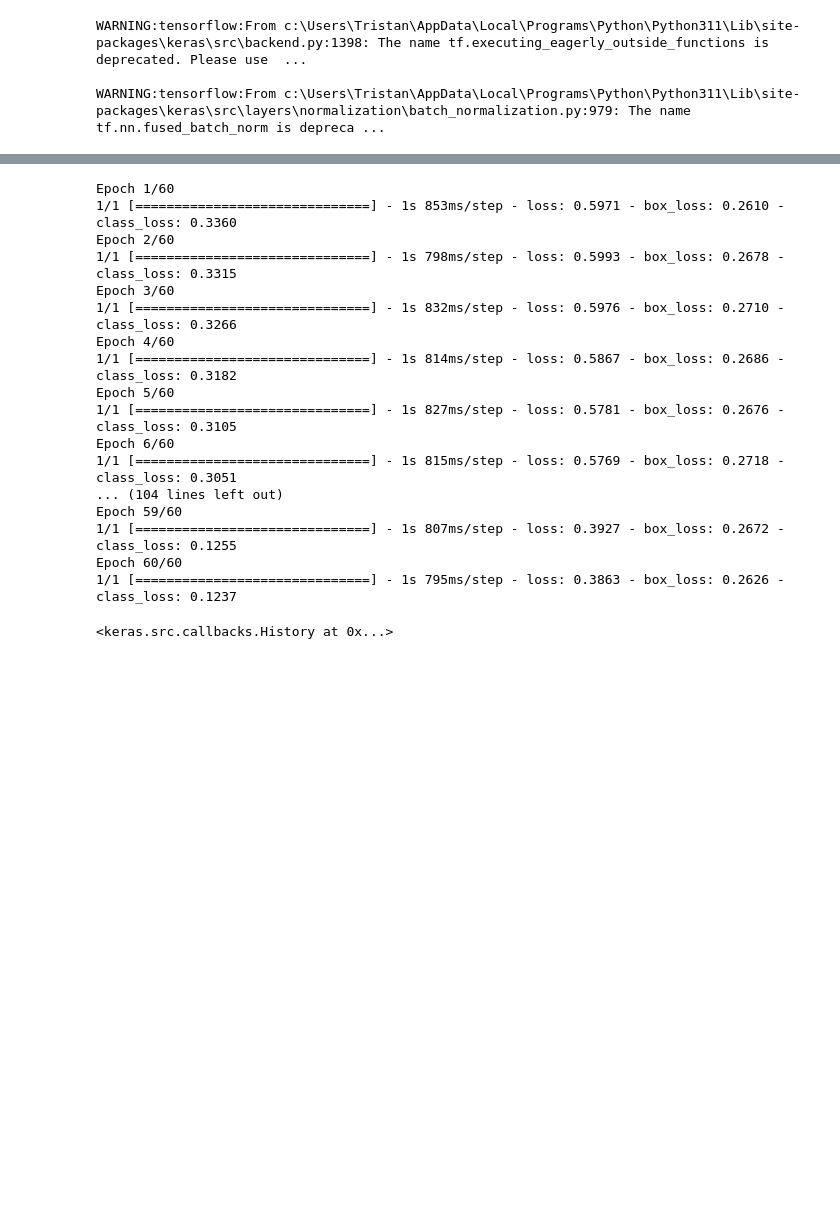
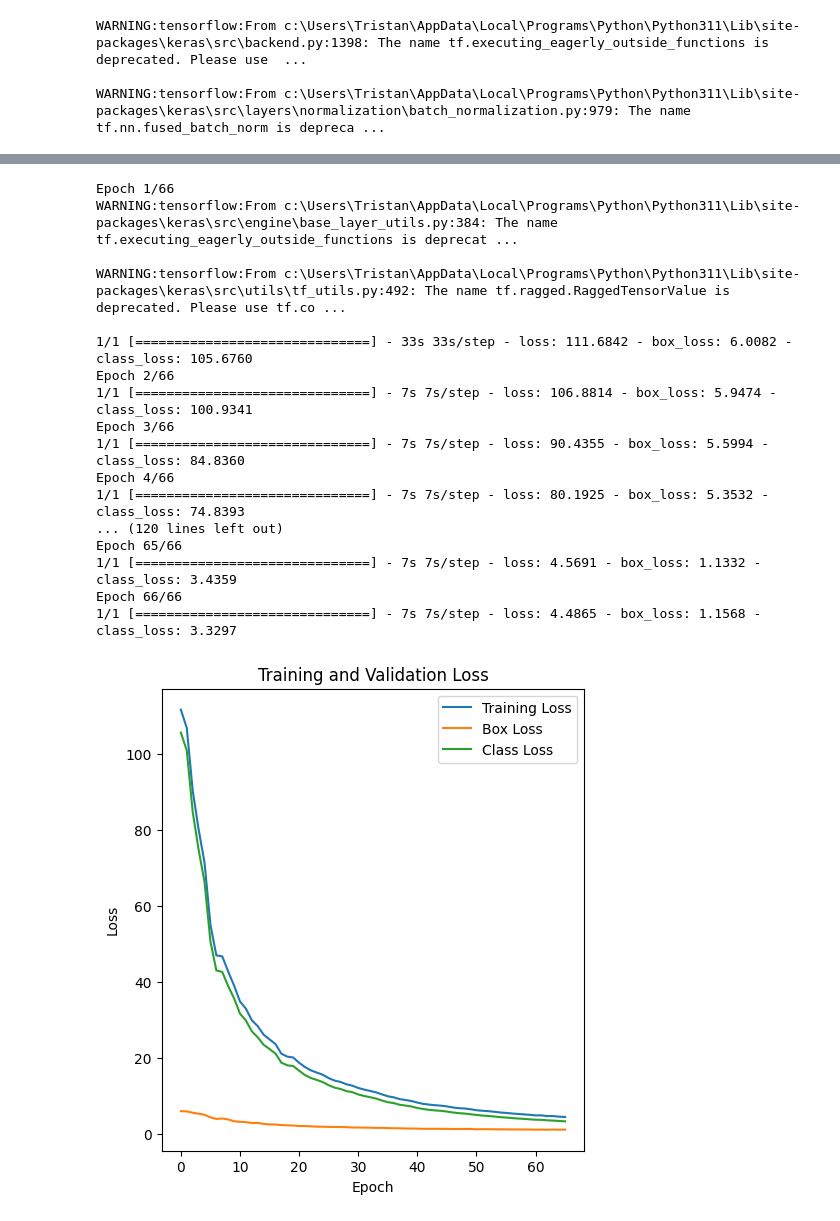
Before and after one commit to Haeuptling/BBArchComparison, a Jupyter notebook: json_create_dataset.ipynb, the cells around one changed output, grey strips where cells are left out. Saved outputs shown, nothing was run; the diff lists cells and outputs as text; code cells hidden in the pictures; blank space fills up the shorter version.

```diff
--- a/json_create_dataset.ipynb
+++ b/json_create_dataset.ipynb
@@ -97,8 +97,8 @@ def resize_bounding_boxes_and_area(input_path,bounding_boxes, height, width):
 # %%
 import os
 
-new_height = 224
-new_width = 224
+new_height = 640
+new_width = 640
 OUTPUT_PATH_IMAGES = IMAGE_PATH + '/' + str(new_height) + 'x' + str(new_width)
 OUTPUTPATH_ANNOTATIONS = ANNOTATION_PATH + '/' + str(new_height) + 'x' + str(new_width)
 
@@ -153,11 +153,11 @@ for annotation in annotations:
     class_id = annotation['category_id']
 
     xmin, ymin, width, height = bbox
-    xmax, ymax = xmin + width, ymin + height
+    #xmax, ymax = xmin + width, ymin + height
 
     dataset.append({
         'image_path': image_path,
-        'bbox': [xmin, ymin, xmax, ymax],
+        'bbox': [xmin, ymin, width, height],
         'class_id': class_id
     })
 
@@ -284,7 +286,8 @@ EPOCH = 5
 GLOBAL_CLIPNORM = 10.0
 # %%
 backbone = keras_cv.models.YOLOV8Backbone.from_preset(
-    "yolo_v8_s_backbone_coco"  # We will use yolov8 small backbone with coco weights
+    "yolo_v8_s_backbone_coco",  # We will use yolov8 small backbone with coco weights
+    input_shape=(new_width, new_height, 3),
 )
 #Freeze base model
 #base_model.trainable = False
@@ -328,38 +330,63 @@ Non-trainable params: 21568 (84.25 KB)
 __________________________________________________________________________________________________
 # %%
 from keras.callbacks import EarlyStopping
-early_stopping = EarlyStopping(monitor='val_loss',
+early_stopping = EarlyStopping(monitor='loss',
                                patience=3,
                                restore_best_weights=True)
 
 callbacks = [early_stopping]
 
-yolo.fit(
+history = yolo.fit(
     images_data,
     {"classes": class_labels,"boxes": bounding_boxes},
-    epochs=60,
+    epochs=66,
     callbacks=early_stopping,
     #callbacks=[EvaluateCOCOMetricsCallback(val_ds, "model.h5")],
 )
 # %% [output]
-Epoch 1/60
-1/1 [==============================] - 1s 853ms/step - loss: 0.5971 - box_loss: 0.2610 - class_loss: 0.3360
-Epoch 2/60
-1/1 [==============================] - 1s 798ms/step - loss: 0.5993 - box_loss: 0.2678 - class_loss: 0.3315
-Epoch 3/60
-1/1 [==============================] - 1s 832ms/step - loss: 0.5976 - box_loss: 0.2710 - class_loss: 0.3266
-Epoch 4/60
-1/1 [==============================] - 1s 814ms/step - loss: 0.5867 - box_loss: 0.2686 - class_loss: 0.3182
-Epoch 5/60
-1/1 [==============================] - 1s 827ms/step - loss: 0.5781 - box_loss: 0.2676 - class_loss: 0.3105
-Epoch 6/60
-1/1 [==============================] - 1s 815ms/step - loss: 0.5769 - box_loss: 0.2718 - class_loss: 0.3051
-... (104 lines left out)
-Epoch 59/60
-1/1 [==============================] - 1s 807ms/step - loss: 0.3927 - box_loss: 0.2672 - class_loss: 0.1255
-Epoch 60/60
-1/1 [==============================] - 1s 795ms/step - loss: 0.3863 - box_loss: 0.2626 - class_loss: 0.1237
+Epoch 1/66
+WARNING:tensorflow:From c:\Users\Tristan\AppData\Local\Programs\Python\Python311\Lib\site-packages\keras\src\engine\base_layer_utils.py:384: The name tf.executing_eagerly_outside_functions is deprecat ...
+
+WARNING:tensorflow:From c:\Users\Tristan\AppData\Local\Programs\Python\Python311\Lib\site-packages\keras\src\utils\tf_utils.py:492: The name tf.ragged.RaggedTensorValue is deprecated. Please use tf.co ...
+
+1/1 [==============================] - 33s 33s/step - loss: 111.6842 - box_loss: 6.0082 - class_loss: 105.6760
+Epoch 2/66
+1/1 [==============================] - 7s 7s/step - loss: 106.8814 - box_loss: 5.9474 - class_loss: 100.9341
+Epoch 3/66
+1/1 [==============================] - 7s 7s/step - loss: 90.4355 - box_loss: 5.5994 - class_loss: 84.8360
+Epoch 4/66
+1/1 [==============================] - 7s 7s/step - loss: 80.1925 - box_loss: 5.3532 - class_loss: 74.8393
+... (120 lines left out)
+Epoch 65/66
+1/1 [==============================] - 7s 7s/step - loss: 4.5691 - box_loss: 1.1332 - class_loss: 3.4359
+Epoch 66/66
+1/1 [==============================] - 7s 7s/step - loss: 4.4865 - box_loss: 1.1568 - class_loss: 3.3297
-<keras.src.callbacks.History at 0x...>
+# %%
+def plot_metrics(history):
+    # Plot training loss
+    plt.figure(figsize=(12, 6))
+    plt.subplot(1, 2, 1)
+    plt.plot(history.history['loss'], label='Training Loss')
+    plt.plot(history.history['box_loss'], label='Box Loss')
+    plt.plot(history.history['class_loss'], label='Class Loss')
+    plt.title('Training and Validation Loss')
+    plt.xlabel('Epoch')
+    plt.ylabel('Loss')
+    plt.legend()
+
+    if 'accuracy' in history.history:
+        plt.subplot(1, 2, 2)
+        plt.plot(history.history['accuracy'], label='Training Accuracy')
+        plt.plot(history.history['val_accuracy'], label='Validation Accuracy')
+        plt.title('Training and Validation Accuracy')
+        plt.xlabel('Epoch')
+        plt.ylabel('Accuracy')
+        plt.legend()
+
+    plt.show()
+plot_metrics(history)
+# %% [output]
+[figure, added]
 # %%
 from keras.preprocessing import image as keras_image
 
```
Also changed, not shown: parts of 11 cells of this notebook, 18 other files.
